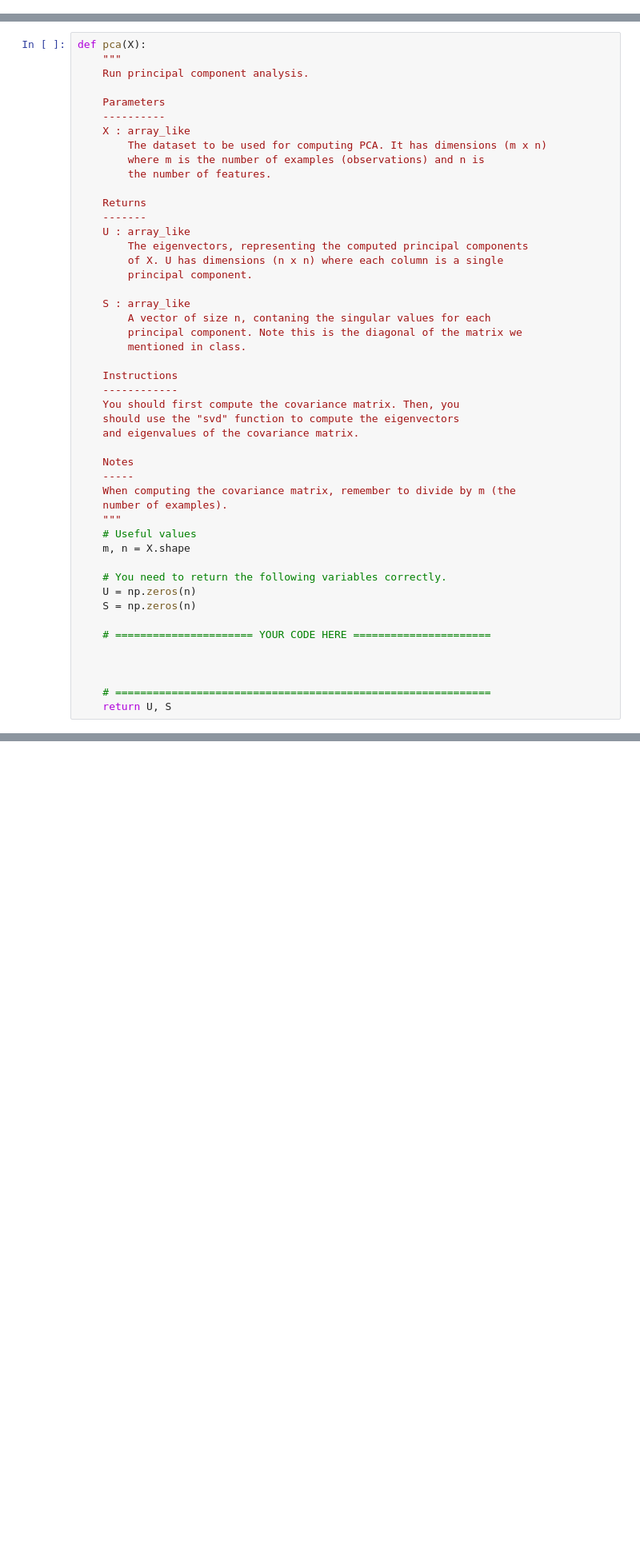
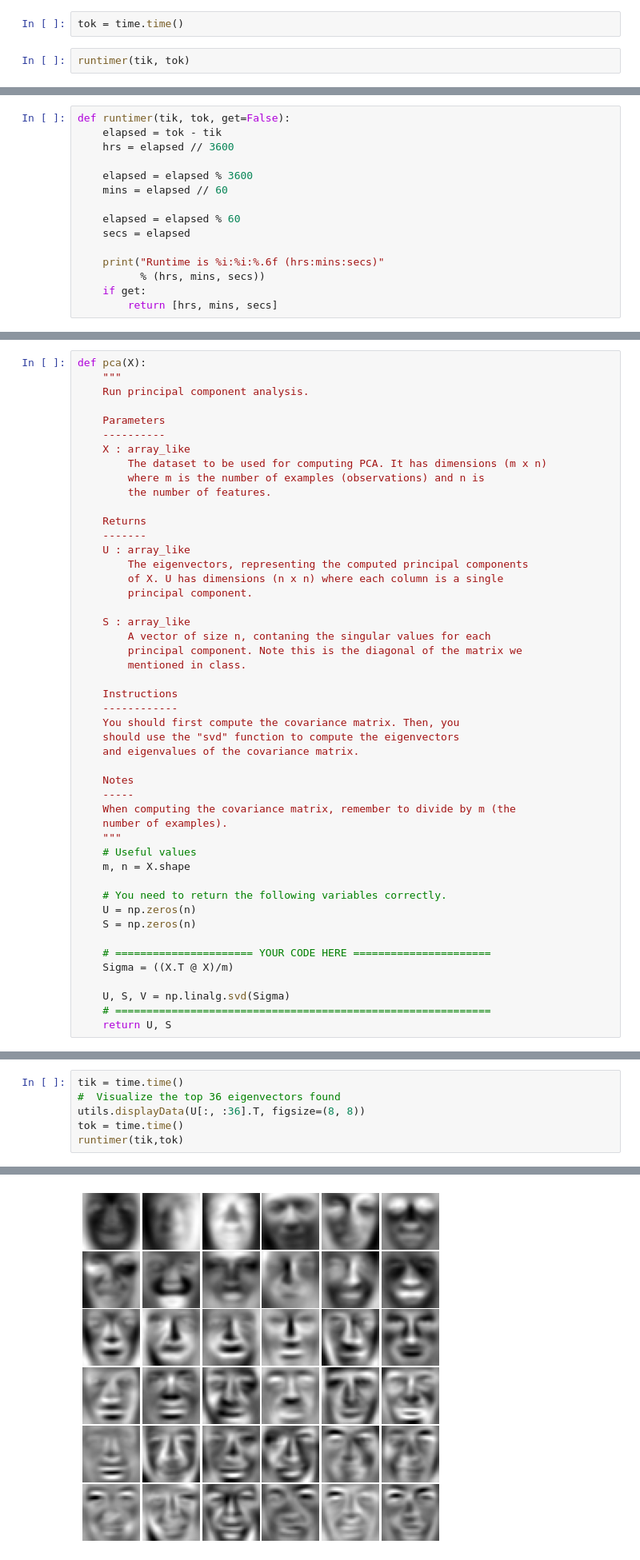
Before and after one commit to romadvincula/coursera-ml-standford, a Jupyter notebook: Exercise7/exercise7.ipynb, the cells around one changed output, grey strips where cells are left out. Shown at 80% size. Saved outputs shown, nothing was run; the diff lists cells and outputs as text; blank space fills up the shorter version.

```diff
--- a/Exercise7/exercise7.ipynb
+++ b/Exercise7/exercise7.ipynb
@@ -50,0 +58,4 @@ grader = utils.Grader()
+# %%
+tok = time.time()
+# %%
+runtimer(tik, tok)
@@ -51,3 +64,18 @@ grader = utils.Grader()
+# %%
+def runtimer(tik, tok, get=False):
+    elapsed = tok - tik
+    hrs = elapsed // 3600
+
+    elapsed = elapsed % 3600
+    mins = elapsed // 60
+
+    elapsed = elapsed % 60
+    secs = elapsed
+
+    print("Runtime is %i:%i:%.6f (hrs:mins:secs)"
+          % (hrs, mins, secs))
+    if get:
+        return [hrs, mins, secs]
 # %% [markdown]
 ## Submission and Grading
 
@@ -507,9 +573,9 @@ def pca(X):
     S = np.zeros(n)
 
     # ====================== YOUR CODE HERE ======================
+    Sigma = ((X.T @ X)/m)
 
-
-
+    U, S, V = np.linalg.svd(Sigma)
     # ============================================================
     return U, S
 # %% [markdown]
@@ -738,0 +818,7 @@ utils.displayData(U[:, :36].T, figsize=(8, 8))
+# %%
+tik = time.time()
+#  Visualize the top 36 eigenvectors found
+utils.displayData(U[:, :36].T, figsize=(8, 8))
+tok = time.time()
+runtimer(tik,tok)
+# %% [output]
@@ -739,3 +826,4 @@ utils.displayData(U[:, :36].T, figsize=(8, 8))
+[figure, added]
 # %% [markdown]
 #### 2.4.2 Dimensionality Reduction
 
```
Also changed, not shown: parts of 31 cells of this notebook, 1 other file.
